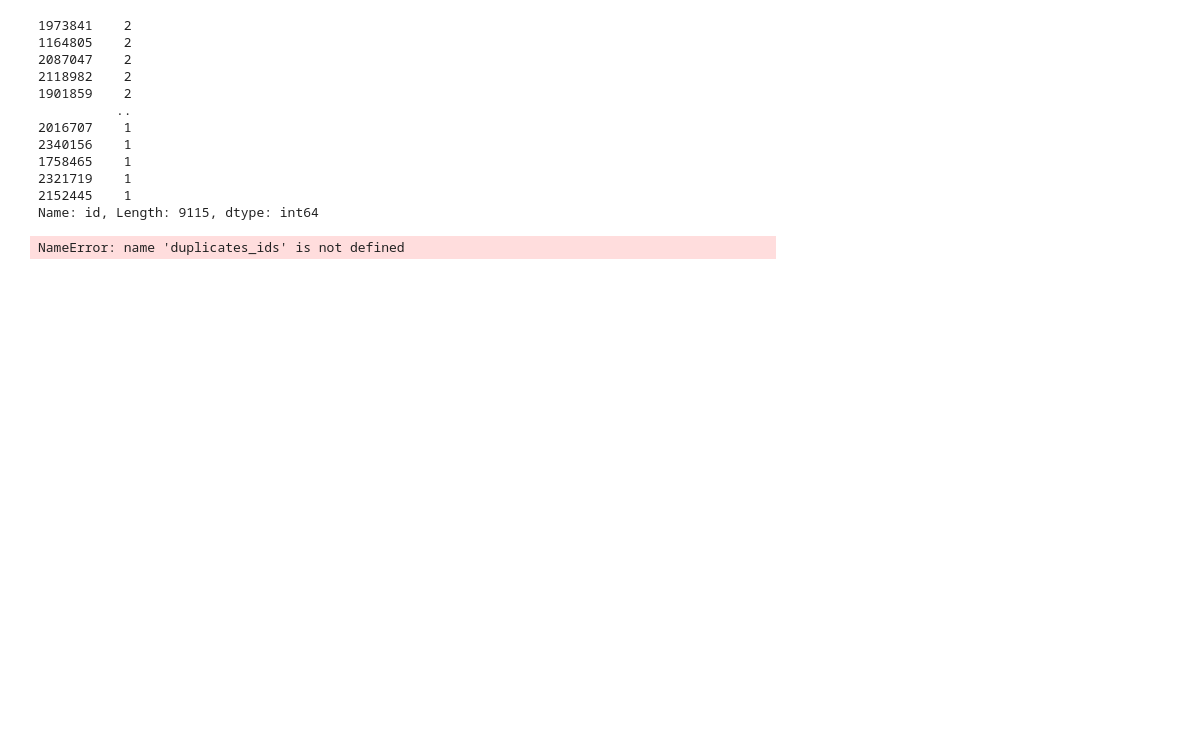
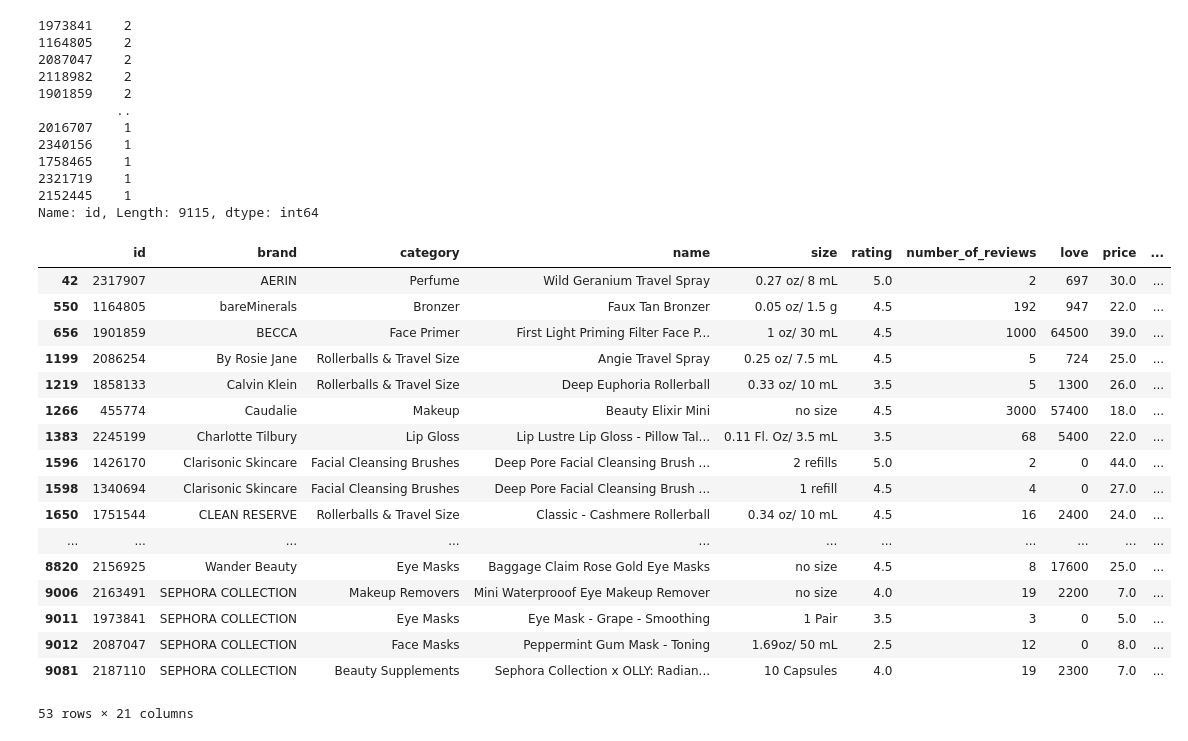
Before and after one commit to smjuni/Beauty_Habits, a Jupyter notebook: Beauty_Habits_EDA.ipynb, the cells around one changed output. Drawn from its saved outputs; the diff is of its cells as text; code cells hidden in the pictures; blank space fills up the shorter version.

```diff
--- a/Beauty_Habits_EDA.ipynb
+++ b/Beauty_Habits_EDA.ipynb
@@ -108,9 +108,26 @@ Name: id, Length: 9115, dtype: int64
 # %%
 #investigate duplicate id numbers
 duplicate_ids=df[df["id"].duplicated()]
-duplicates_ids
+duplicate_ids
 # %% [output]
+|  | id | brand | category | name | size | rating | number_of_reviews | love | price | ... |
+| 42 | 2317907 | AERIN | Perfume | Wild Geranium Travel Spray | 0.27 oz/ 8 mL | 5.0 | 2 | 697 | 30.0 | ... |
+| 550 | 1164805 | bareMinerals | Bronzer | Faux Tan Bronzer | 0.05 oz/ 1.5 g | 4.5 | 192 | 947 | 22.0 | ... |
+| 656 | 1901859 | BECCA | Face Primer | First Light Priming Filter Face P... | 1 oz/ 30 mL | 4.5 | 1000 | 64500 | 39.0 | ... |
+| 1199 | 2086254 | By Rosie Jane | Rollerballs & Travel Size | Angie Travel Spray | 0.25 oz/ 7.5 mL | 4.5 | 5 | 724 | 25.0 | ... |
+| 1219 | 1858133 | Calvin Klein | Rollerballs & Travel Size | Deep Euphoria Rollerball | 0.33 oz/ 10 mL | 3.5 | 5 | 1300 | 26.0 | ... |
+| 1266 | 455774 | Caudalie | Makeup | Beauty Elixir Mini | no size | 4.5 | 3000 | 57400 | 18.0 | ... |
+| 1383 | 2245199 | Charlotte Tilbury | Lip Gloss | Lip Lustre Lip Gloss - Pillow Tal... | 0.11 Fl. Oz/ 3.5 mL | 3.5 | 68 | 5400 | 22.0 | ... |
+| 1596 | 1426170 | Clarisonic Skincare | Facial Cleansing Brushes | Deep Pore Facial Cleansing Brush ... | 2 refills | 5.0 | 2 | 0 | 44.0 | ... |
+| 1598 | 1340694 | Clarisonic Skincare | Facial Cleansing Brushes | Deep Pore Facial Cleansing Brush ... | 1 refill | 4.5 | 4 | 0 | 27.0 | ... |
+| 1650 | 1751544 | CLEAN RESERVE | Rollerballs & Travel Size | Classic - Cashmere Rollerball | 0.34 oz/ 10 mL | 4.5 | 16 | 2400 | 24.0 | ... |
+| ... | ... | ... | ... | ... | ... | ... | ... | ... | ... | ... |
+| 8820 | 2156925 | Wander Beauty | Eye Masks | Baggage Claim Rose Gold Eye Masks | no size | 4.5 | 8 | 17600 | 25.0 | ... |
+| 9006 | 2163491 | SEPHORA COLLECTION | Makeup Removers | Mini Waterprooof Eye Makeup Remover | no size | 4.0 | 19 | 2200 | 7.0 | ... |
+| 9011 | 1973841 | SEPHORA COLLECTION | Eye Masks | Eye Mask - Grape - Smoothing | 1 Pair | 3.5 | 3 | 0 | 5.0 | ... |
+| 9012 | 2087047 | SEPHORA COLLECTION | Face Masks | Peppermint Gum Mask - Toning | 1.69oz/ 50 mL | 2.5 | 12 | 0 | 8.0 | ... |
+| 9081 | 2187110 | SEPHORA COLLECTION | Beauty Supplements | Sephora Collection x OLLY: Radian... | 10 Capsules | 4.0 | 19 | 2300 | 7.0 | ... |
-NameError: name 'duplicates_ids' is not defined
+53 rows × 21 columns
 # %%
 #assess the reason for recurring ids == different scents/sizes for different products
 df.loc[df["id"] == 1973841]
```
Also changed, not shown: parts of 44 cells of this notebook, 9 other files.
